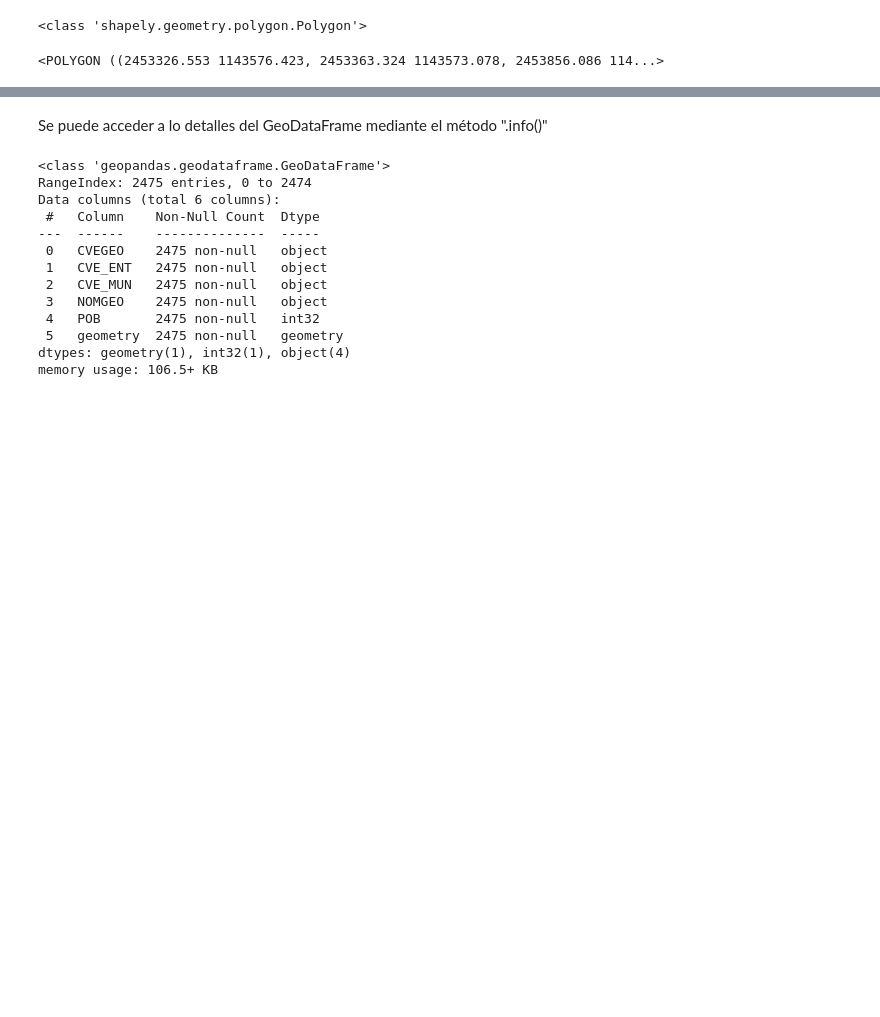
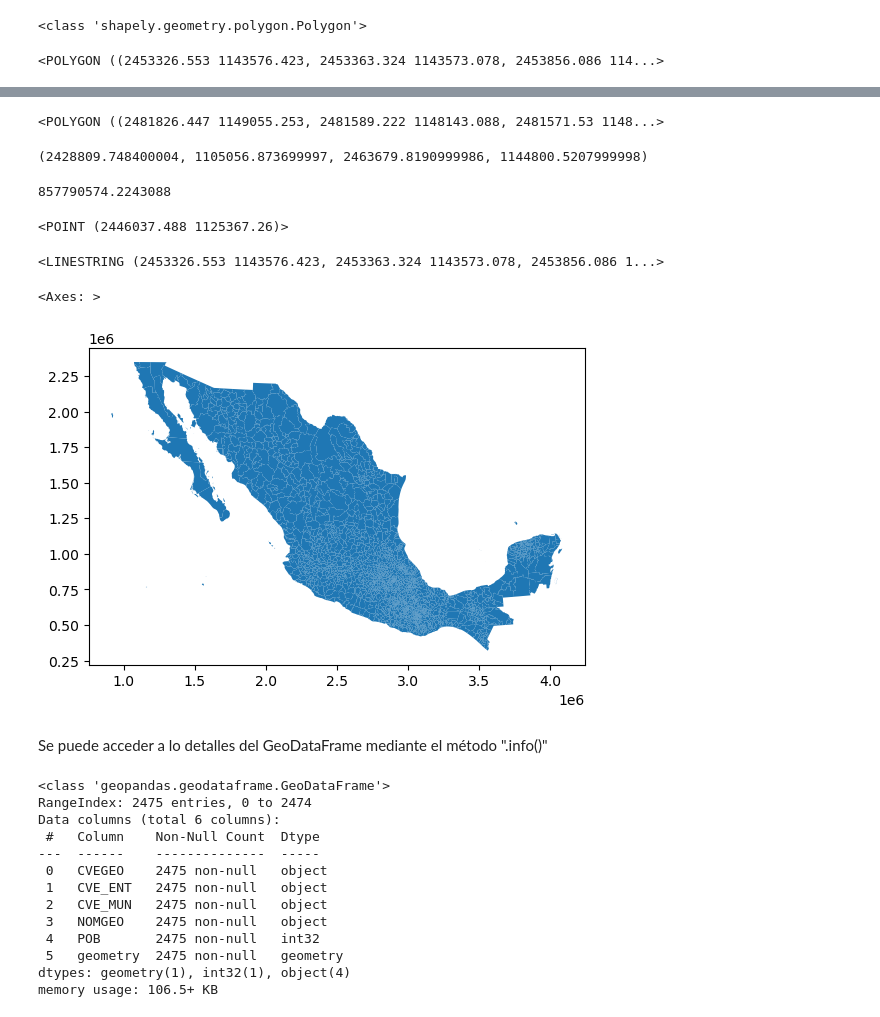
Before and after one commit to heritaco/Geospatial-Data-Analysis, a Jupyter notebook: 03-Geopandas/01-Introduccion-Geopandas-checkpoint.ipynb, the cells around one changed output, grey strips where cells are left out. Drawn from its saved outputs; the diff is of its cells as text; code cells hidden in the pictures; blank space fills up the shorter version.

Commit message:
preparacion para proyecto

```diff
--- a/03-Geopandas/Introduccion-Geopandas-checkpoint.ipynb
+++ b/03-Geopandas/01-Introduccion-Geopandas-checkpoint.ipynb
@@ -60,3 +66,30 @@ municipios.geometry[0]
+# %%
+municipios.geometry[1] # me devuelve la geometría del segundo municipio
+# %% [output]
+<POLYGON ((2481826.447 1149055.253, 2481589.222 1148143.088, 2481571.53 1148...>
+# %%
+# hay atributos especiales que se pueden acceder directamente
+municipios.geometry[0].bounds # me devuelve los límites de cada municipio
+# %% [output]
+(2428809.748400004, 1105056.873699997, 2463679.8190999986, 1144800.5207999998)
+# %%
+municipios.geometry[0].area
+# %% [output]
+857790574.2243088
+# %%
+municipios.geometry[0].centroid
+# %% [output]
+<POINT (2446037.488 1125367.26)>
+# %%
+municipios.geometry[0].boundary
+# %% [output]
+<LINESTRING (2453326.553 1143576.423, 2453363.324 1143573.078, 2453856.086 1...>
+# %%
+# Para ver la geometría de todos los municipios
+municipios.plot() # me muestra la geometría de todos los municipios
+# %% [output]
+<Axes: >
+[figure, added]
 # %% [markdown]
 Se puede acceder a lo detalles del GeoDataFrame mediante el método ".info()"
 # %%
```
Also changed, not shown: parts of 15 cells of this notebook, 3 other files.
